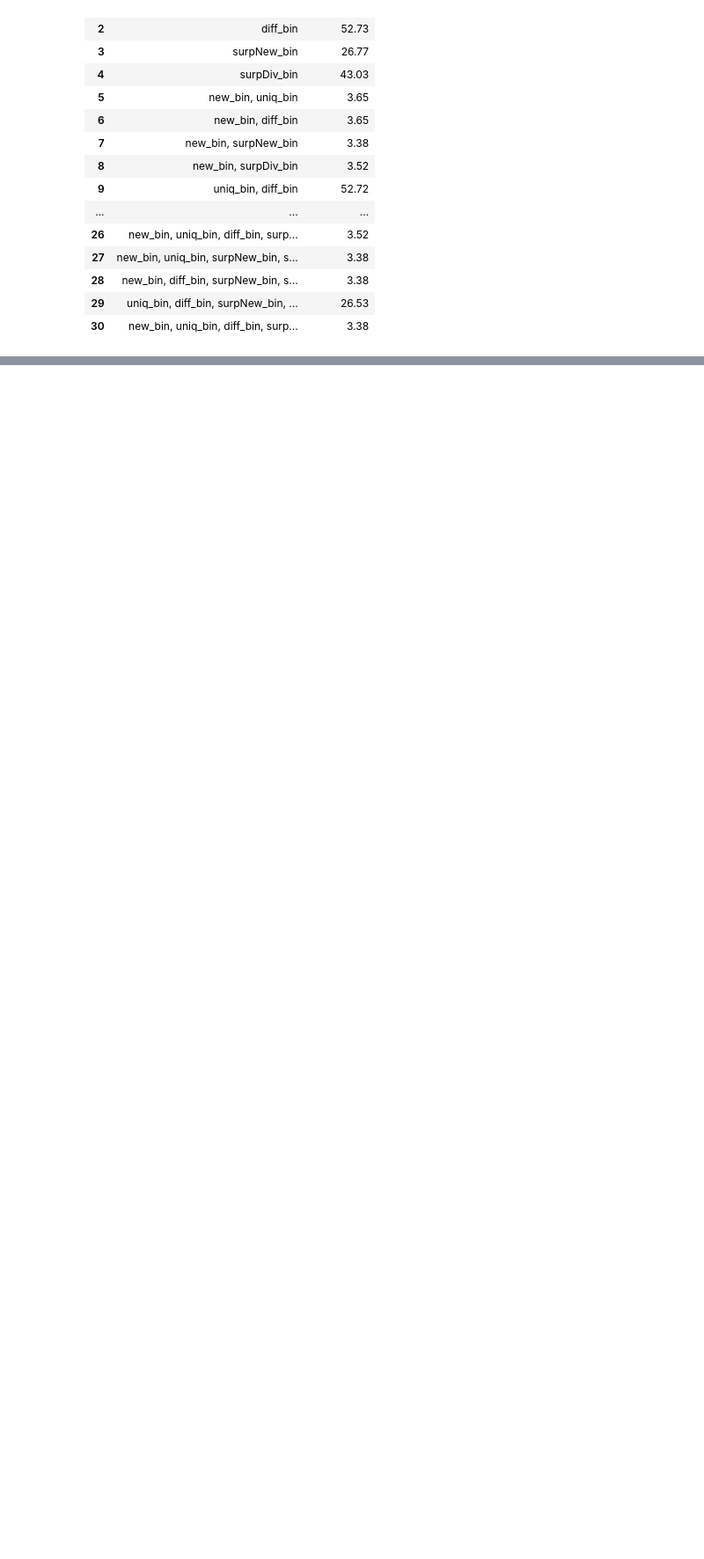
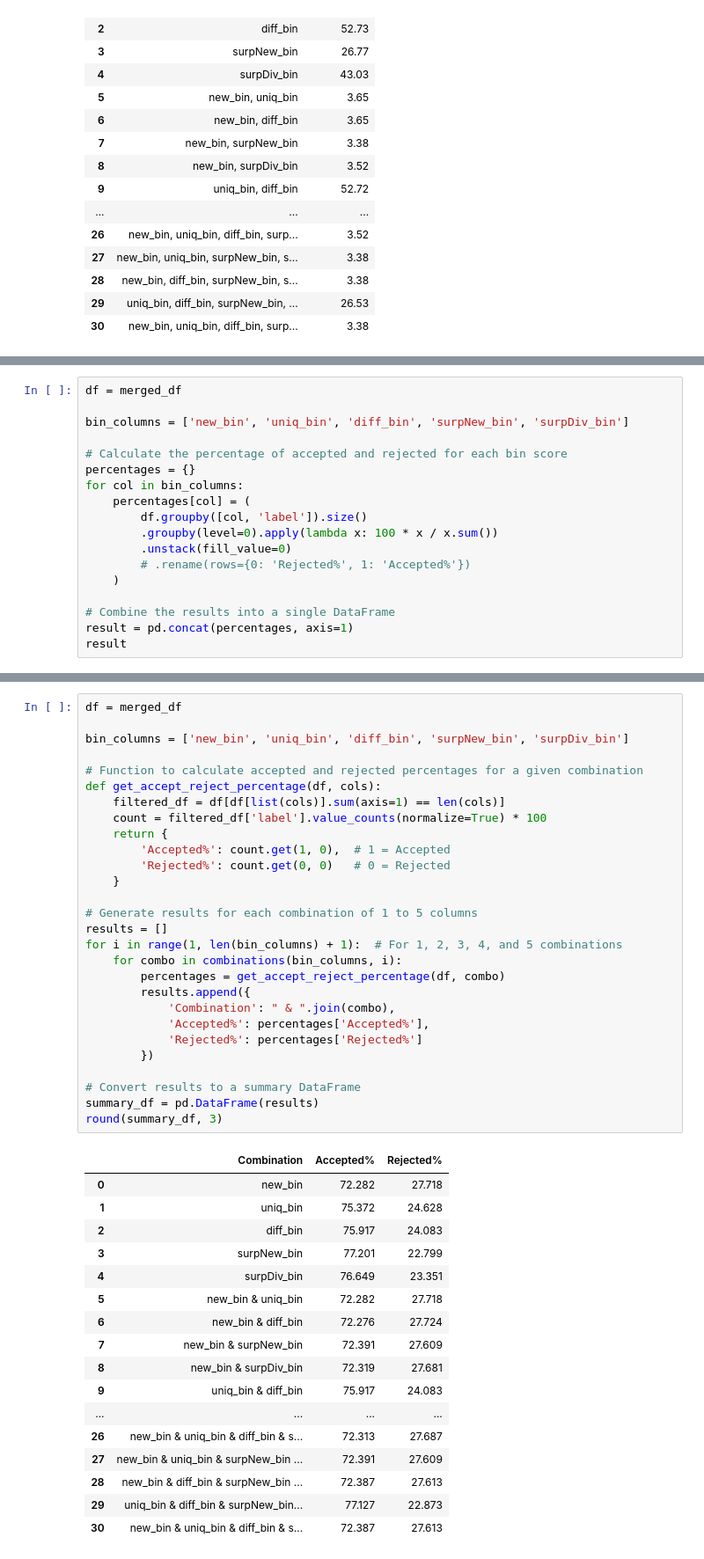
Before and after one commit to edgarLan/brevetNLPv2, a Jupyter notebook: ipcMetrics/metrics.ipynb, the cells around one changed output, grey strips where cells are left out. Shown at 88% size. Saved outputs shown, nothing was run; the diff lists cells and outputs as text; blank space fills up the shorter version.

```diff
--- a/ipcMetrics/metrics.ipynb
+++ b/ipcMetrics/metrics.ipynb
@@ -509,0 +602,18 @@ Percentage of label=0 where combination
+# %%
+df = merged_df
+
+bin_columns = ['new_bin', 'uniq_bin', 'diff_bin', 'surpNew_bin', 'surpDiv_bin']
+
+# Calculate the percentage of accepted and rejected for each bin score
+percentages = {}
+for col in bin_columns:
+    percentages[col] = (
+        df.groupby([col, 'label']).size()
+        .groupby(level=0).apply(lambda x: 100 * x / x.sum())
+        .unstack(fill_value=0)
+        # .rename(rows={0: 'Rejected%', 1: 'Accepted%'})
+    )
+
+# Combine the results into a single DataFrame
+result = pd.concat(percentages, axis=1)
+result
@@ -509,0 +657,46 @@ Percentage of label=0 where combination
+# %%
+df = merged_df
+
+bin_columns = ['new_bin', 'uniq_bin', 'diff_bin', 'surpNew_bin', 'surpDiv_bin']
+
+# Function to calculate accepted and rejected percentages for a given combination
+def get_accept_reject_percentage(df, cols):
+    filtered_df = df[df[list(cols)].sum(axis=1) == len(cols)]
+    count = filtered_df['label'].value_counts(normalize=True) * 100
+    return {
+        'Accepted%': count.get(1, 0),  # 1 = Accepted
+        'Rejected%': count.get(0, 0)   # 0 = Rejected
+    }
+
+# Generate results for each combination of 1 to 5 columns
+results = []
+for i in range(1, len(bin_columns) + 1):  # For 1, 2, 3, 4, and 5 combinations
+    for combo in combinations(bin_columns, i):
+        percentages = get_accept_reject_percentage(df, combo)
+        results.append({
+            'Combination': " & ".join(combo),
+            'Accepted%': percentages['Accepted%'],
+            'Rejected%': percentages['Rejected%']
+        })
+
+# Convert results to a summary DataFrame
+summary_df = pd.DataFrame(results)
+round(summary_df, 3)
+# %% [output]
+|  | Combination | Accepted% | Rejected% |
+| 0 | new_bin | 72.282 | 27.718 |
+| 1 | uniq_bin | 75.372 | 24.628 |
+| 2 | diff_bin | 75.917 | 24.083 |
+| 3 | surpNew_bin | 77.201 | 22.799 |
+| 4 | surpDiv_bin | 76.649 | 23.351 |
+| 5 | new_bin & uniq_bin | 72.282 | 27.718 |
+| 6 | new_bin & diff_bin | 72.276 | 27.724 |
+| 7 | new_bin & surpNew_bin | 72.391 | 27.609 |
+| 8 | new_bin & surpDiv_bin | 72.319 | 27.681 |
+| 9 | uniq_bin & diff_bin | 75.917 | 24.083 |
+| ... | ... | ... | ... |
+| 26 | new_bin & uniq_bin & diff_bin & s... | 72.313 | 27.687 |
+| 27 | new_bin & uniq_bin & surpNew_bin ... | 72.391 | 27.609 |
+| 28 | new_bin & diff_bin & surpNew_bin ... | 72.387 | 27.613 |
+| 29 | uniq_bin & diff_bin & surpNew_bin... | 77.127 | 22.873 |
+| 30 | new_bin & uniq_bin & diff_bin & s... | 72.387 | 27.613 |
```
Also changed, not shown: parts of 11 cells of this notebook, 4 other files.
